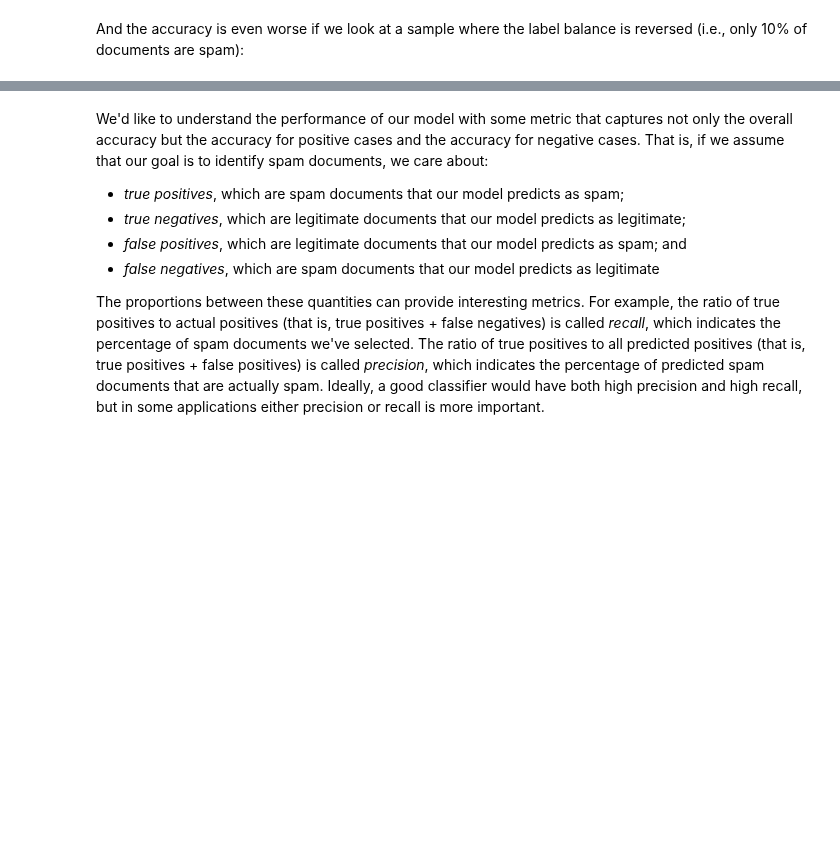
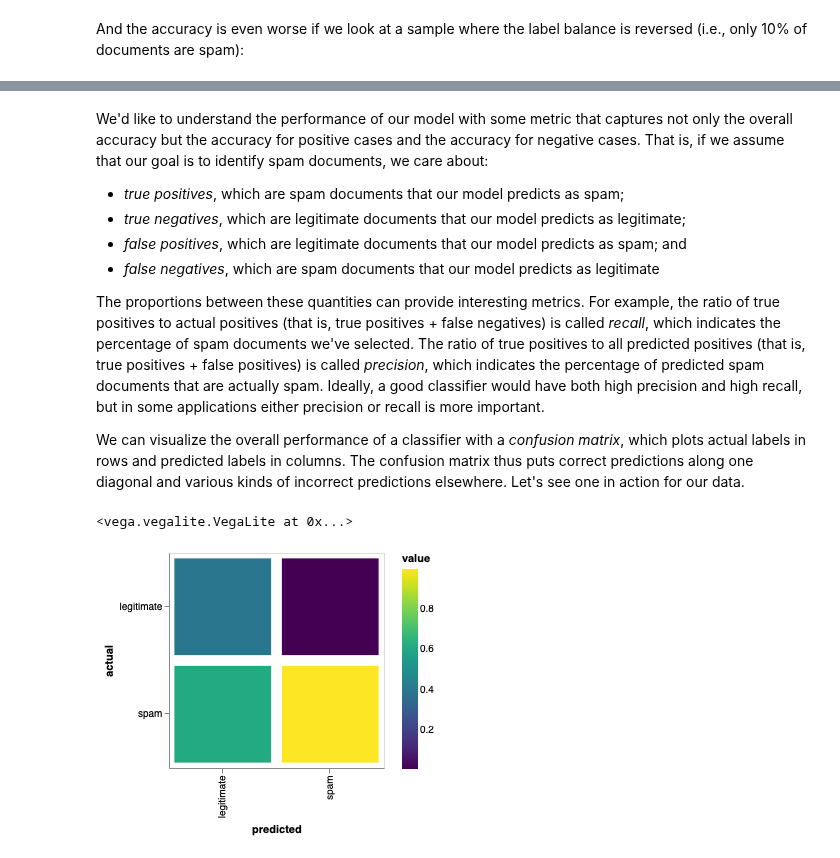
Before and after one commit to willb/openshift-ml-workflows-workshop, a Jupyter notebook: 02-evaluating-models.ipynb, the cells around one changed output, grey strips where cells are left out. Cells and saved outputs as stored; diff of their text form; code cells hidden in the pictures; blank space fills up the shorter version.

Commit message:
added confusion matrix to model evaluation notebook

```diff
--- a/02-evaluating-models.ipynb
+++ b/02-evaluating-models.ipynb
@@ -224,3 +224,17 @@ We'd like to understand the performance of our model with some metric that captu
 - _false negatives_, which are spam documents that our model predicts as legitimate
 
 The proportions between these quantities can provide interesting metrics.  For example, the ratio of true positives to actual positives (that is, true positives + false negatives) is called _recall_, which indicates the percentage of spam documents we've selected.  The ratio of true positives to all predicted positives (that is, true positives + false positives) is called _precision_, which indicates the percentage of predicted spam documents that are actually spam.  Ideally, a good classifier would have both high precision and high recall, but in some applications either precision or recall is more important.
+
+We can visualize the overall performance of a classifier with a _confusion matrix_, which plots actual labels in rows and predicted labels in columns.  The confusion matrix thus puts correct predictions along one diagonal and various kinds of incorrect predictions elsewhere.  Let's see one in action for our data.
+# %%
+from mlworkflows import plot
+
+def true_and_predicted(df, model):
+    return (df.label.values, [model.predict(txt) for txt in df.text.values])
+
+df, chart = plot.binary_confusion_matrix(*true_and_predicted(unbalanced, ssm))
+# %%
+chart
+# %% [output]
+<vega.vegalite.VegaLite at 0x...>
+[figure, added]
```
Also changed, not shown: parts of 9 cells of this notebook.
